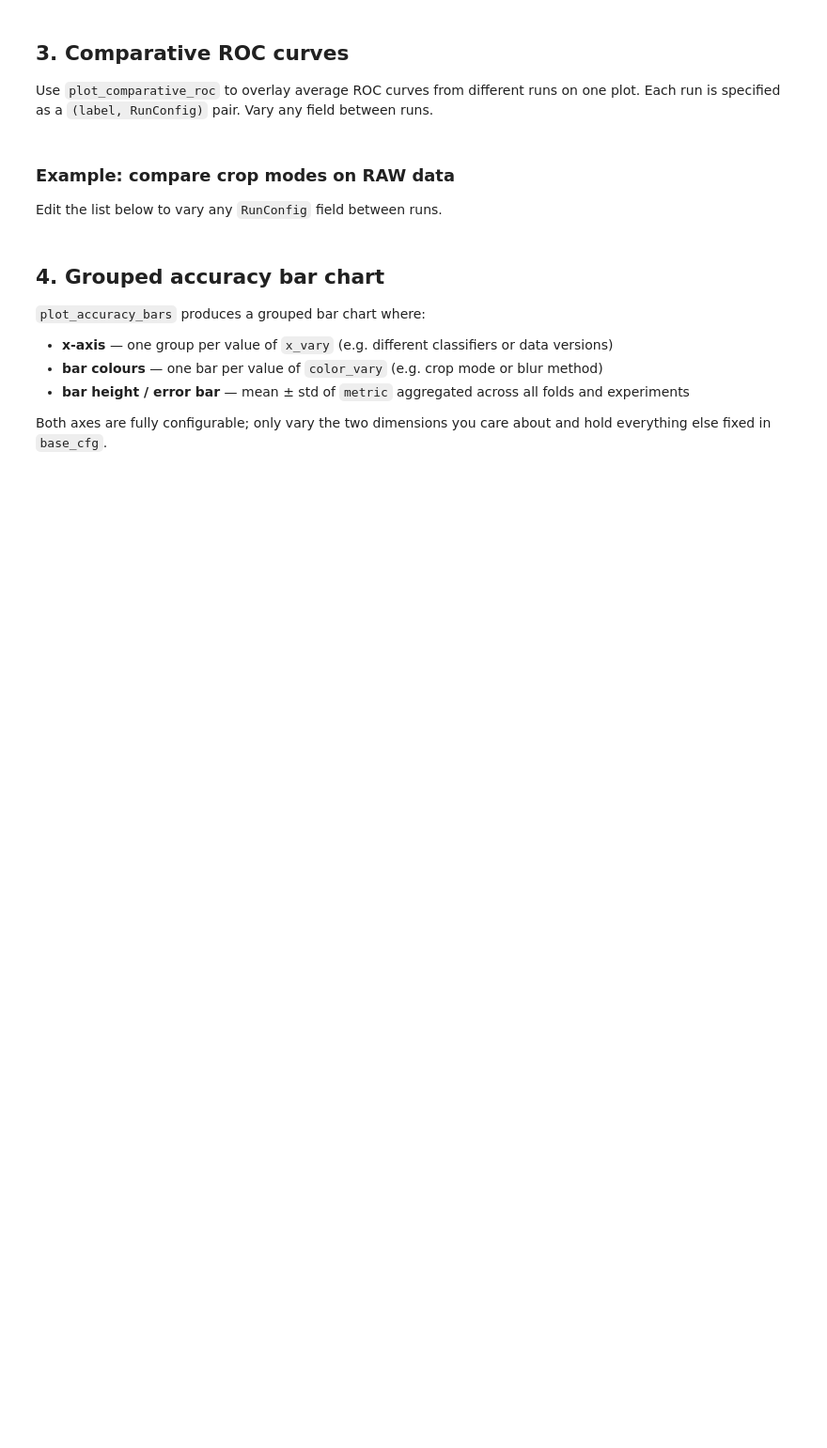
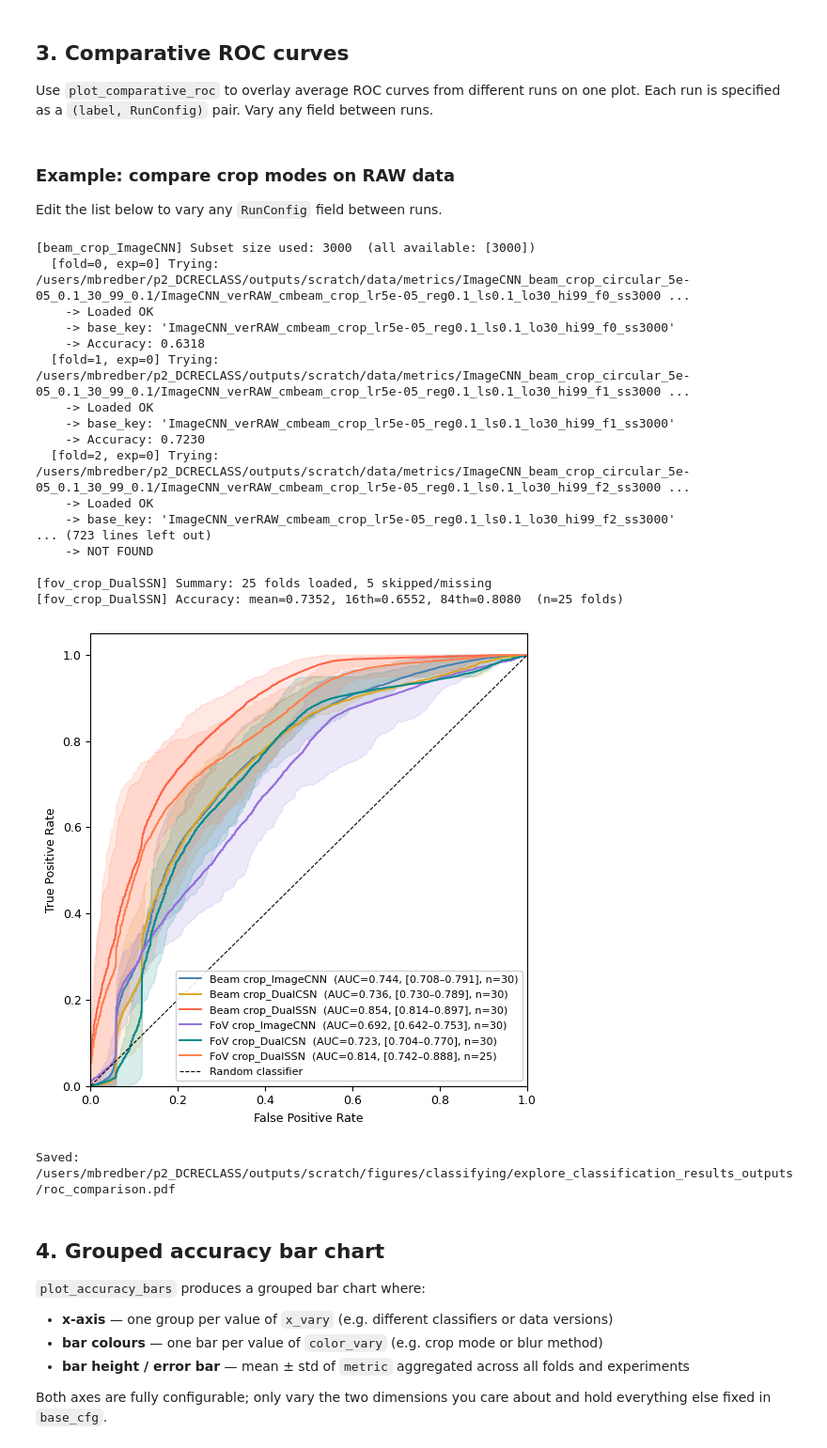
Before and after one commit to MarkusBredberg/dcreclass, a Jupyter notebook: notebooks/explore_classification_results.ipynb, the cells around one changed output. Shown at 94% size. Drawn from its saved outputs; the diff is of its cells as text; code cells hidden in the pictures; blank space fills up the shorter version.

Commit message:
Data reading latest, legacy, old

```diff
--- a/notebooks/explore_classification_results.ipynb
+++ b/notebooks/explore_classification_results.ipynb
@@ -194,10 +407,10 @@ cfg = RunConfig(
     version         = 'RAW',
     crop_mode       = 'beam_crop',
     blur_method     = 'circular',
-    lr              = 4e-5,
+    lr              = 5e-5,
     reg             = 1e-1,
-    folds           = list(range(10)),
-    num_experiments = 1,
+    folds           = [0],
+    num_experiments = 2,
 )
 
 print('metrics_dir :', cfg.metrics_dir)
@@ -450,32 +726,62 @@ print('plot_comparative_roc() defined')
 ### Example: compare crop modes on RAW data
 
 Edit the list below to vary any `RunConfig` field between runs.
+# %%
+def make_runs(
+    crop_modes:  List[str],
+    classifiers: List[str],
+    version:     str = 'RAW',
+    folds:       List[int] = list(range(10)),
+    num_experiments: int = 3,
+) -> List[Tuple[str, RunConfig]]:
+    """Build runs_to_compare from all combinations of crop_mode × classifier."""
+    return [
+        (f'{crop}_{clf}', RunConfig(
+            crop_mode       = crop,
+            classifier      = clf,
+            version         = version,
+            folds           = folds,
+            num_experiments = num_experiments,
+        ))
+        for crop, clf in itertools.product(crop_modes, classifiers)
+    ]
 # %%
 # ── Define runs to compare ────────────────────────────────────────────────────
 # Each entry: (label, RunConfig)  — only vary the fields you want to compare;
 # everything else defaults to the script-04 defaults.
 
-runs_to_compare = [
-    ('beam_crop', RunConfig(
-        crop_mode       = 'beam_crop',
-        version         = 'RAW',
-        folds           = list(range(10)),
-        num_experiments = 1,
-    )),
-    ('fov_crop', RunConfig(
-        crop_mode       = 'fov_crop',
-        version         = 'RAW',
-        folds           = list(range(10)),
-        num_experiments = 1,
-    )),
-]
+runs_to_compare = make_runs(
+    crop_modes  = ['beam_crop', 'fov_crop'],
+    classifiers = ['ImageCNN', 'DualCSN', 'DualSSN'],
+)
 
 # ── Plot ──────────────────────────────────────────────────────────────────────
 fig = plot_comparative_roc(
     runs_to_compare,
     title='ROC comparison — RAW data, crop mode varies',
 )
 _fname = os.path.join(OUTPUT_DIR, 'roc_comparison.pdf')
 fig.savefig(_fname, bbox_inches='tight')
+plt.show()
 plt.close()
 print('Saved:', _fname)
+# %% [output]
+[beam_crop_ImageCNN] Subset size used: 3000  (all available: [3000])
+  [fold=0, exp=0] Trying: /users/mbredber/p2_DCRECLASS/outputs/scratch/data/metrics/ImageCNN_beam_crop_circular_5e-05_0.1_30_99_0.1/ImageCNN_verRAW_cmbeam_crop_lr5e-05_reg0.1_ls0.1_lo30_hi99_f0_ss3000 ...
+    -> Loaded OK
+    -> base_key: 'ImageCNN_verRAW_cmbeam_crop_lr5e-05_reg0.1_ls0.1_lo30_hi99_f0_ss3000'
+    -> Accuracy: 0.6318
+  [fold=1, exp=0] Trying: /users/mbredber/p2_DCRECLASS/outputs/scratch/data/metrics/ImageCNN_beam_crop_circular_5e-05_0.1_30_99_0.1/ImageCNN_verRAW_cmbeam_crop_lr5e-05_reg0.1_ls0.1_lo30_hi99_f1_ss3000 ...
+    -> Loaded OK
+    -> base_key: 'ImageCNN_verRAW_cmbeam_crop_lr5e-05_reg0.1_ls0.1_lo30_hi99_f1_ss3000'
+    -> Accuracy: 0.7230
+  [fold=2, exp=0] Trying: /users/mbredber/p2_DCRECLASS/outputs/scratch/data/metrics/ImageCNN_beam_crop_circular_5e-05_0.1_30_99_0.1/ImageCNN_verRAW_cmbeam_crop_lr5e-05_reg0.1_ls0.1_lo30_hi99_f2_ss3000 ...
+    -> Loaded OK
+    -> base_key: 'ImageCNN_verRAW_cmbeam_crop_lr5e-05_reg0.1_ls0.1_lo30_hi99_f2_ss3000'
+... (723 lines left out)
+    -> NOT FOUND
+
+[fov_crop_DualSSN] Summary: 25 folds loaded, 5 skipped/missing
+[fov_crop_DualSSN] Accuracy: mean=0.7352, 16th=0.6552, 84th=0.8080  (n=25 folds)
+[figure, added]
+Saved: /users/mbredber/p2_DCRECLASS/outputs/scratch/figures/classifying/explore_classification_results_outputs/roc_comparison.pdf
```
Also changed, not shown: parts of 16 cells of this notebook, 15 other files.
